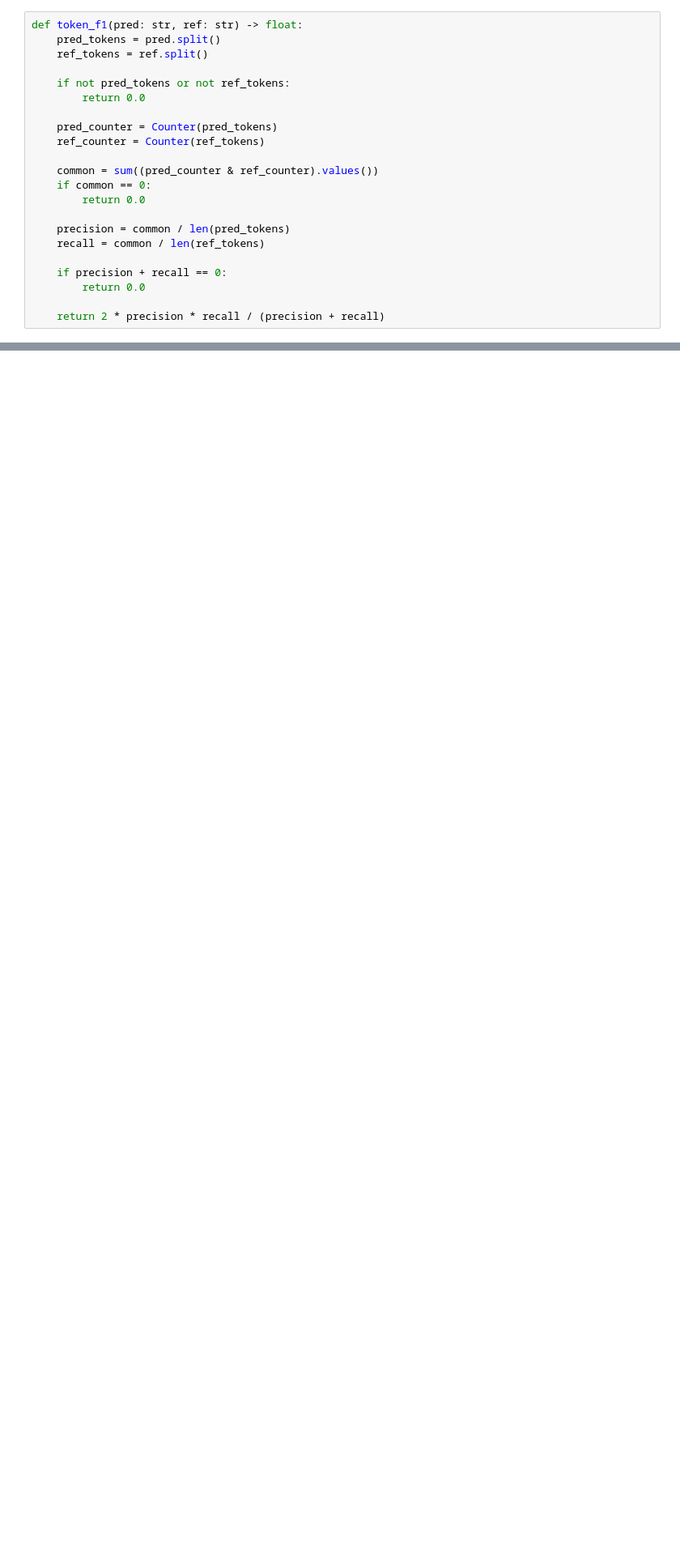
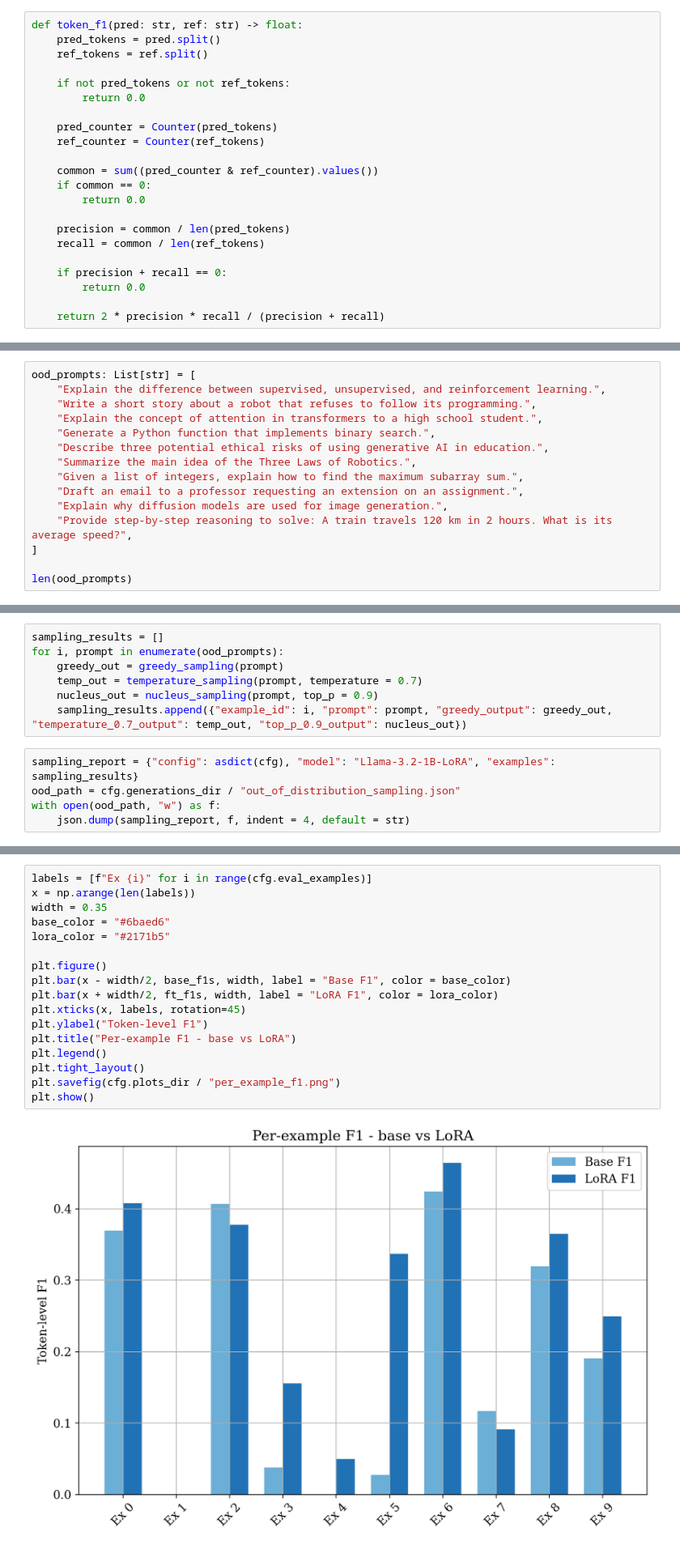
Before and after one commit to philippyt/ikt526, a Jupyter notebook: final_project/main.ipynb, the cells around one changed output, grey strips where cells are left out. Shown at 81% size. Cells and saved outputs as stored; diff of their text form; blank space fills up the shorter version.

Commit message:
first code draft + stuff

```diff
--- a/final_project/main.ipynb
+++ b/final_project/main.ipynb
@@ -316,0 +447,15 @@ def token_f1(pred: str, ref: str) -> float:
+# %%
+ood_prompts: List[str] = [
+    "Explain the difference between supervised, unsupervised, and reinforcement learning.",
+    "Write a short story about a robot that refuses to follow its programming.",
+    "Explain the concept of attention in transformers to a high school student.",
+    "Generate a Python function that implements binary search.",
+    "Describe three potential ethical risks of using generative AI in education.",
+    "Summarize the main idea of the Three Laws of Robotics.",
+    "Given a list of integers, explain how to find the maximum subarray sum.",
+    "Draft an email to a professor requesting an extension on an assignment.",
+    "Explain why diffusion models are used for image generation.",
+    "Provide step-by-step reasoning to solve: A train travels 120 km in 2 hours. What is its average speed?",
+]
+
+len(ood_prompts)
@@ -316,0 +464,12 @@ def token_f1(pred: str, ref: str) -> float:
+# %%
+sampling_results = []
+for i, prompt in enumerate(ood_prompts):
+    greedy_out = greedy_sampling(prompt)
+    temp_out = temperature_sampling(prompt, temperature = 0.7)
+    nucleus_out = nucleus_sampling(prompt, top_p = 0.9)
+    sampling_results.append({"example_id": i, "prompt": prompt, "greedy_output": greedy_out, "temperature_0.7_output": temp_out, "top_p_0.9_output": nucleus_out})
+# %%
+sampling_report = {"config": asdict(cfg), "model": "Llama-3.2-1B-LoRA", "examples": sampling_results}
+ood_path = cfg.generations_dir / "out_of_distribution_sampling.json"
+with open(ood_path, "w") as f:
+    json.dump(sampling_report, f, indent = 4, default = str)
@@ -316,0 +480,19 @@ def token_f1(pred: str, ref: str) -> float:
+# %%
+labels = [f"Ex {i}" for i in range(cfg.eval_examples)]
+x = np.arange(len(labels))
+width = 0.35
+base_color = "#6baed6"
+lora_color = "#2171b5"
+
+plt.figure()
+plt.bar(x - width/2, base_f1s, width, label = "Base F1", color = base_color)
+plt.bar(x + width/2, ft_f1s, width, label = "LoRA F1", color = lora_color)
+plt.xticks(x, labels, rotation=45)
+plt.ylabel("Token-level F1")
+plt.title("Per-example F1 - base vs LoRA")
+plt.legend()
+plt.tight_layout()
+plt.savefig(cfg.plots_dir / "per_example_f1.png")
+plt.show()
+# %% [output]
+[figure, added]
```
Also changed, not shown: parts of 19 cells of this notebook, 33 other files.
